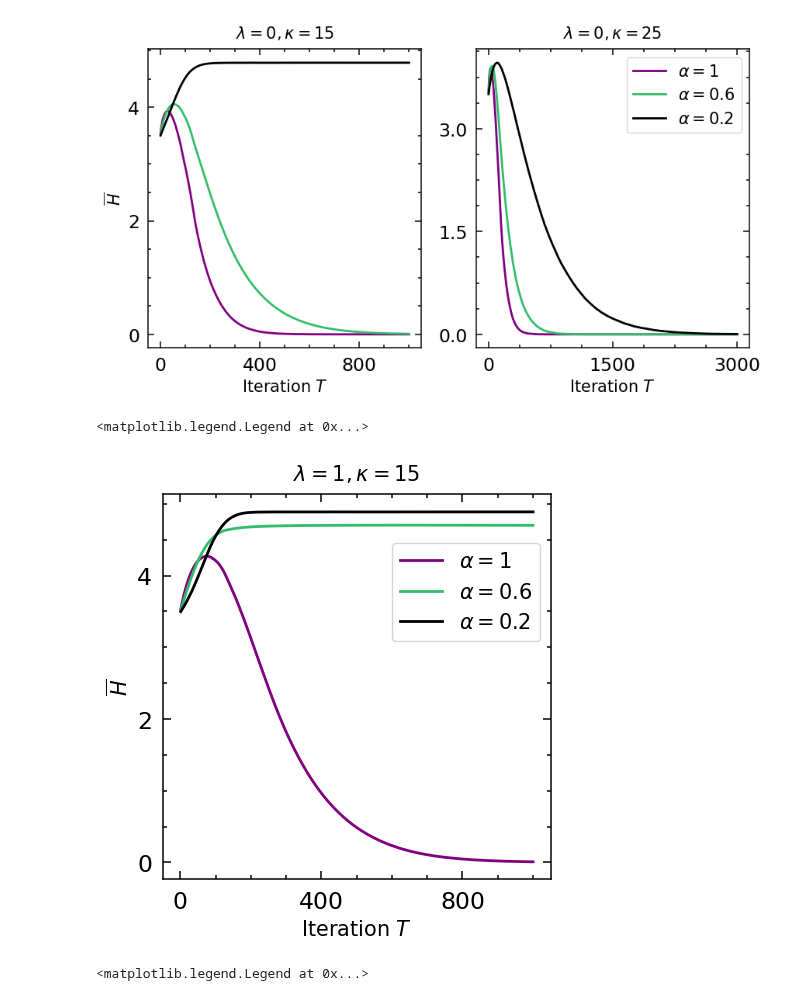
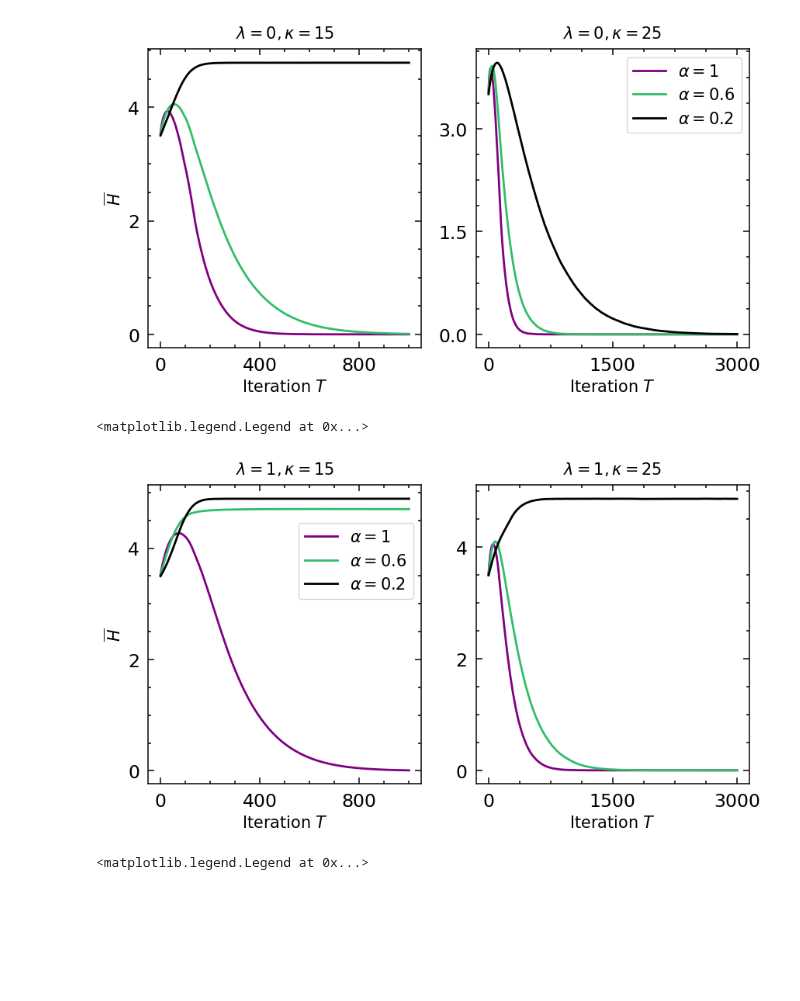
Before and after one commit to patrick-oliveira/EntropiaGrafos, a Jupyter notebook: notebooks/single_polarized_group.ipynb, the cells around one changed output. Saved outputs shown, nothing was run; the diff lists cells and outputs as text; code cells hidden in the pictures; blank space fills up the shorter version.

```diff
--- a/notebooks/single_polarized_group.ipynb
+++ b/notebooks/single_polarized_group.ipynb
@@ -21,6 +21,9 @@ results = get_experiment_mean_data(params, "../results/single_polarized_group/")
 # %%
 params__ = parse_experiment_params("../experiments_params/single_polarized_group_lambda_0_kappa_25.json")
 results__ = get_experiment_mean_data(params__, "../results/single_polarized_group_lambda_0_kappa_25/")
+# %%
+params__2 = parse_experiment_params("../experiments_params/single_polarized_group_lambda_1_kappa_25.json")
+results__2 = get_experiment_mean_data(params__2, "../results/single_polarized_group_lambda_1_kappa_25/")
 # %% [markdown]
 ***
 # %%
@@ -186,7 +189,7 @@ axs[1].legend(loc = 'upper right', fontsize = 15)
 # parameters
 
 nrows = 1
-ncols = 1
+ncols = 2
 
 titles = [
     r"$\lambda = 1, \kappa = 15$",
@@ -230,38 +233,38 @@ fig, axs = format_text(
     ylabel,
     ylabel_fontsize,
     xlabel_bottom_only,
     xlabel,
     xlabel_fontsize
 )
 
 # plot
 line_width = 2
 
 measure = 'entropy'
 
 alpha_color =  {
     1: "purple",
     0.8: "darkgreen",
     0.6: "#32BD68",
     0.4: "y",
     0.2: "k"
 }
 
 X = np.arange(1, 1000 + 1)
 
 selected_params = [x for x in params if x['kappa'] == 15 and x['lambd'] == 1 and x['gamma'] == 0]
 for p in selected_params:
     axs[0].plot(X, results[make_tuple(p)][measure], c = alpha_color[p['alpha']], linewidth = line_width, label = rf'$\alpha = ${p["alpha"]}')
 
-# X = np.arange(1, 3000 + 1)
-# selected_params = [x for x in params__ if x['kappa'] == 25 and x['lambd'] == 1 and x['gamma'] == 0]
-# for p in selected_params:
-#     axs[1].plot(X, results__[make_tuple(p)][measure], c = alpha_color[p['alpha']], linewidth = line_width, label = rf'$\alpha = ${p["alpha"]}')
+X = np.arange(1, 3000 + 1)
+selected_params = [x for x in params__2 if x['kappa'] == 25 and x['lambd'] == 1 and x['gamma'] == 0]
+for p in selected_params:
+    axs[1].plot(X, results__2[make_tuple(p)][measure], c = alpha_color[p['alpha']], linewidth = line_width, label = rf'$\alpha = ${p["alpha"]}')
 
 axs[0].legend(loc = 'upper right', fontsize = 15, bbox_to_anchor=(1, 0.90))
 # %% [output]
 <matplotlib.legend.Legend at 0x...>
-[figure, old version]
+[figure, new version]
 # %%
 # parameters
 
```
Also changed, not shown: 11 other files.
